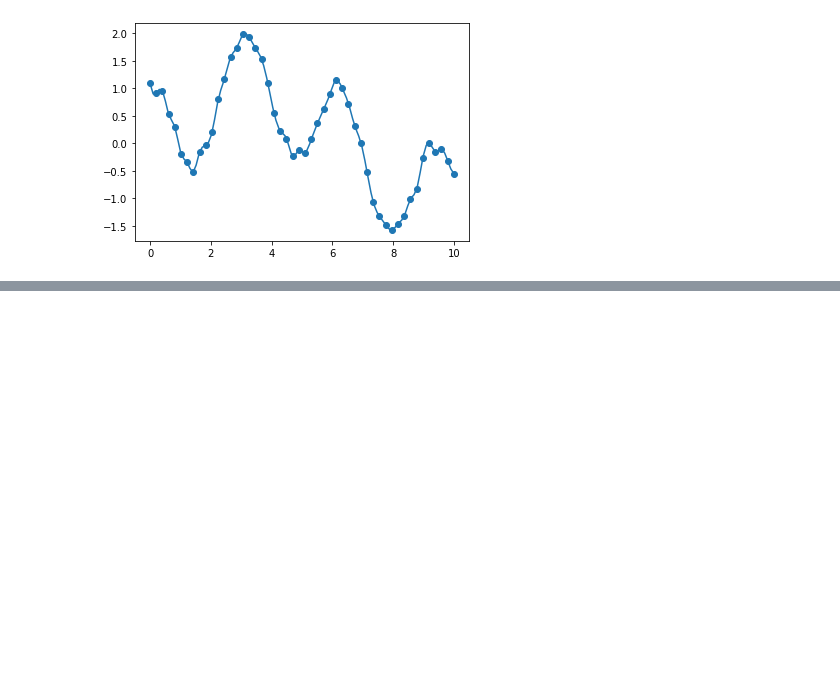
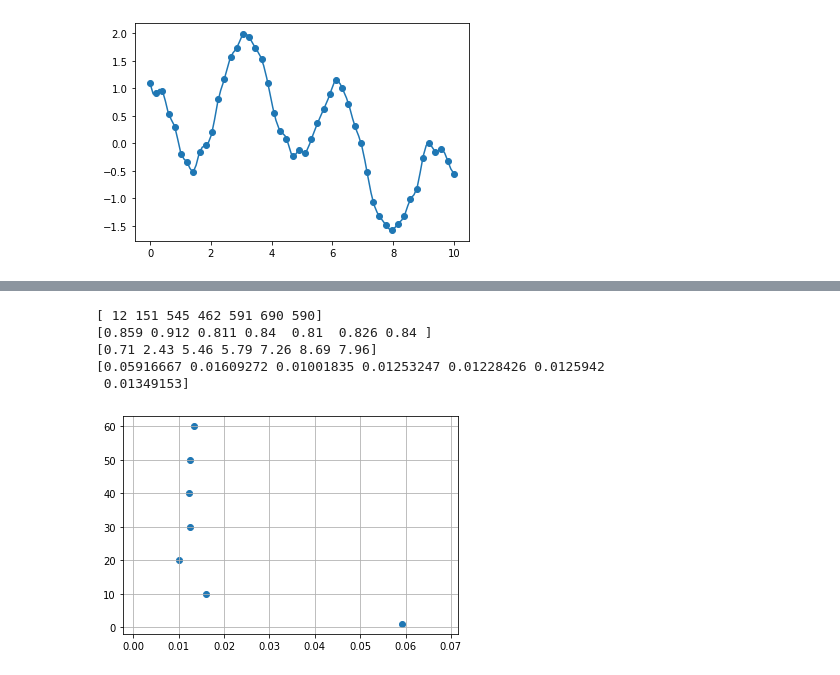
Before and after one commit to CodeIsJustLikeMagic/HairEstimation, a Jupyter notebook: HairEstimation.ipynb, the cells around one changed output, grey strips where cells are left out. Saved outputs shown, nothing was run; the diff lists cells and outputs as text; code cells hidden in the pictures; blank space fills up the shorter version.

```diff
--- a/HairEstimation.ipynb
+++ b/HairEstimation.ipynb
@@ -443,0 +512,17 @@ print(spl(2))
+# %%
+fig, ax = plt.subplots()
+#ax.scatter(secn,amount,color= 'red')
+#ax.scatter(secn*perc,amount)
+ax.scatter(perc/secn,amount)
+print(secn)
+print(outr)
+print(perc)
+print(perc/secn)
+ax.grid()
+# %% [output]
+[ 12 151 545 462 591 690 590]
+[0.859 0.912 0.811 0.84  0.81  0.826 0.84 ]
+[0.71 2.43 5.46 5.79 7.26 8.69 7.96]
+[0.05916667 0.01609272 0.01001835 0.01253247 0.01228426 0.0125942
+ 0.01349153]
+[figure, added]
```
Also changed, not shown: parts of 13 cells of this notebook, 9 other files.
